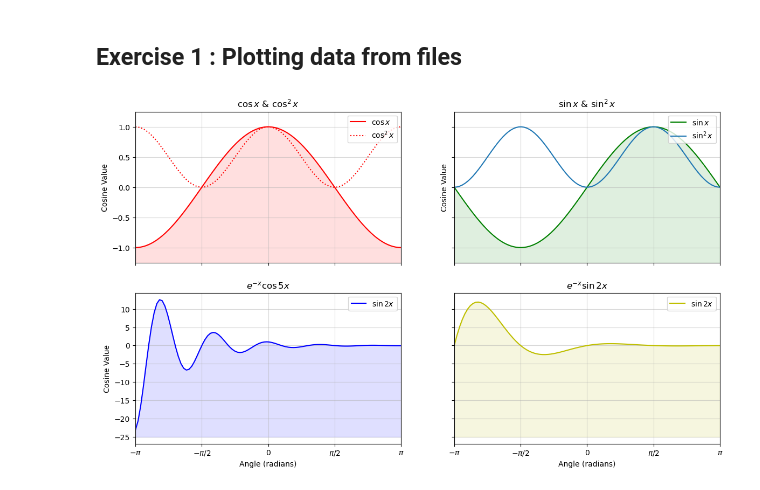
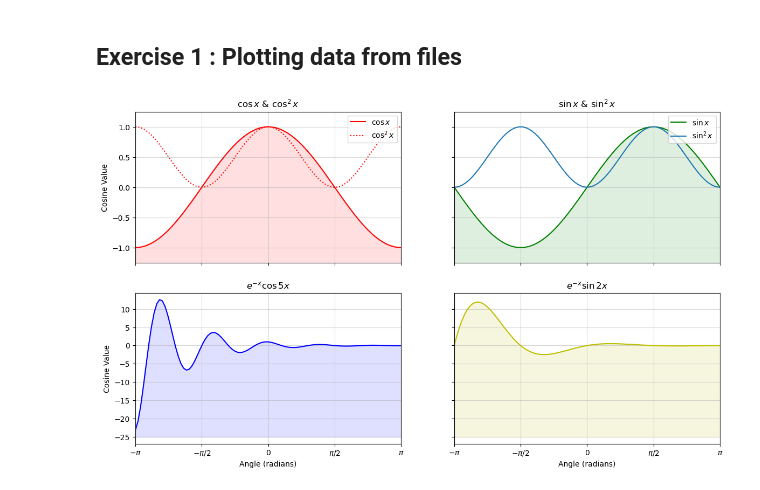
Before and after one commit to SPS-SP2273/learning-portfolio-jingten-c, a Jupyter notebook: plotting/plotting_(good).ipynb, the cells around one changed output. Cells and saved outputs as stored; diff of their text form; code cells hidden in the pictures.

Commit message:
Update plotting_(good).ipynb
Minor edits

```diff
--- a/plotting/plotting_(good).ipynb
+++ b/plotting/plotting_(good).ipynb
@@ -331,40 +331,40 @@ axes[0, 1].plot(x, sin_x, color='g', label='$\sin x$')
 axes[0, 1].fill_between(x, sin_x, -2, color='g', alpha=.125)
 axes[0, 1].plot(x, sin_x**2, label='$\sin^2 x$')
 axes[0, 1].set_title('$\sin x$ & $\sin^2x$')
-axes[0, 1].set_ylabel('Cosine Value')
+# axes[0, 1].set_ylabel('Cosine Value')
 axes[0, 1].set_ylim(-1.25, 1.25)
 axes[0, 1].legend(loc='upper right')
 # axes[0, 1].text(0, 0, 'I am [0, 1]!', fontsize=30,
 #                 horizontalalignment='center')
 
 #------- Subplot 3 -------#
 axes[1, 0].plot(x, fun1_x, color='b', label='$\sin 2x$')
 axes[1, 0].fill_between(x, fun1_x, -25, color='b', alpha=.125)
 axes[1, 0].set_title('$e^{-x}\cos 5x$')
 axes[1, 0].set_xlabel('Angle (radians)')
 axes[1, 0].set_ylabel('Cosine Value')
 axes[1, 0].set_xticks([-np.pi, -np.pi / 2, 0, np.pi / 2, np.pi])
 axes[1, 0].set_xticklabels(['$-\pi$', '$-\pi/2$', '0', '$\pi/2$', '$\pi$'])
-axes[1, 0].legend()
+#axes[1, 0].legend() removed because of inaccuracy
 # axes[1, 0].text(0, 0, 'I am [1, 0]!', fontsize=30,
 #                 horizontalalignment='center')
 
 #------- Subplot 4 -------#
 axes[1, 1].plot(x, fun2_x, color='y', label='$\sin 2x$')
 axes[1, 1].set_title('$e^{-x}\sin 2x$')
 axes[1, 1].fill_between(x, fun2_x, -25, color='y', alpha=.125)
 axes[1, 1].set_xticks([-np.pi, -np.pi / 2, 0, np.pi / 2, np.pi])
-axes[1, 1].legend()
+# axes[1, 1].legend() removed because of inaccuracy
 axes[1, 1].set_xlabel('Angle (radians)')
 # axes[1, 1].text(0, 0, 'I am [1, 1]!', fontsize=30,
 #                 horizontalalignment='center')
 
 # 'flatten', 'opens' the 2D array into a simple 1D array
 for a in axes.flatten():
     a.grid(alpha=.5)
 
 # plt.tight_layout()
 plt.xlim([-np.pi, np.pi])
 plt.show()
 # %% [output]
-[figure, old version]
+[figure, new version]
```
